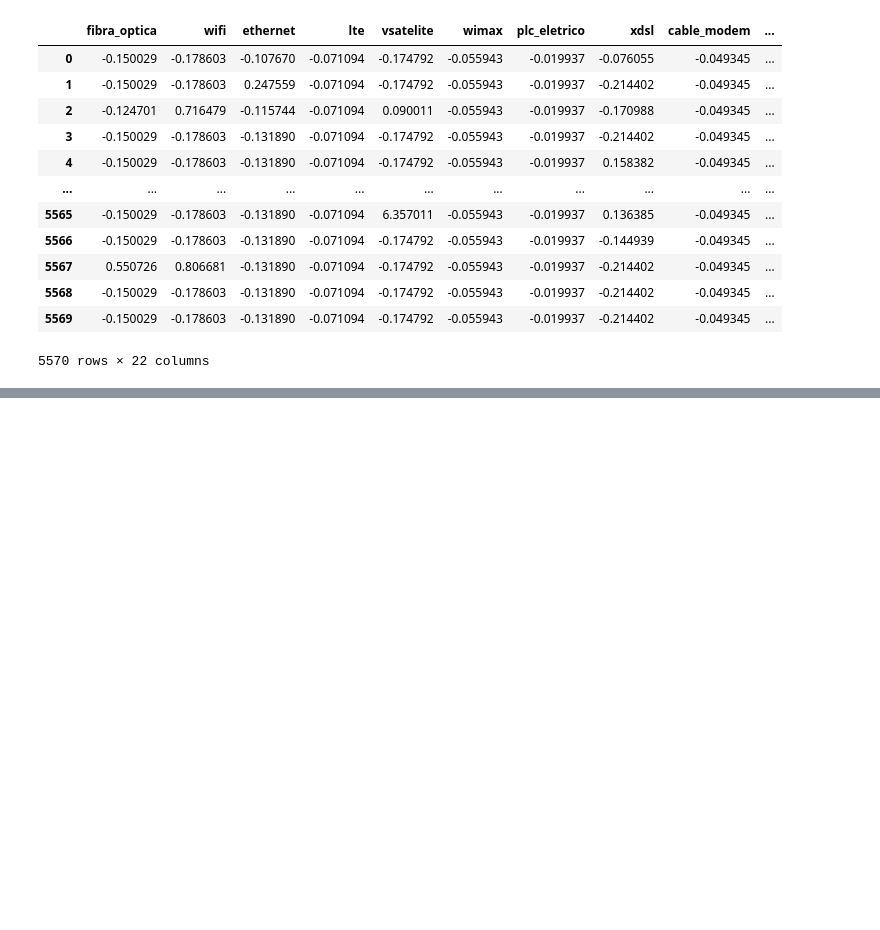
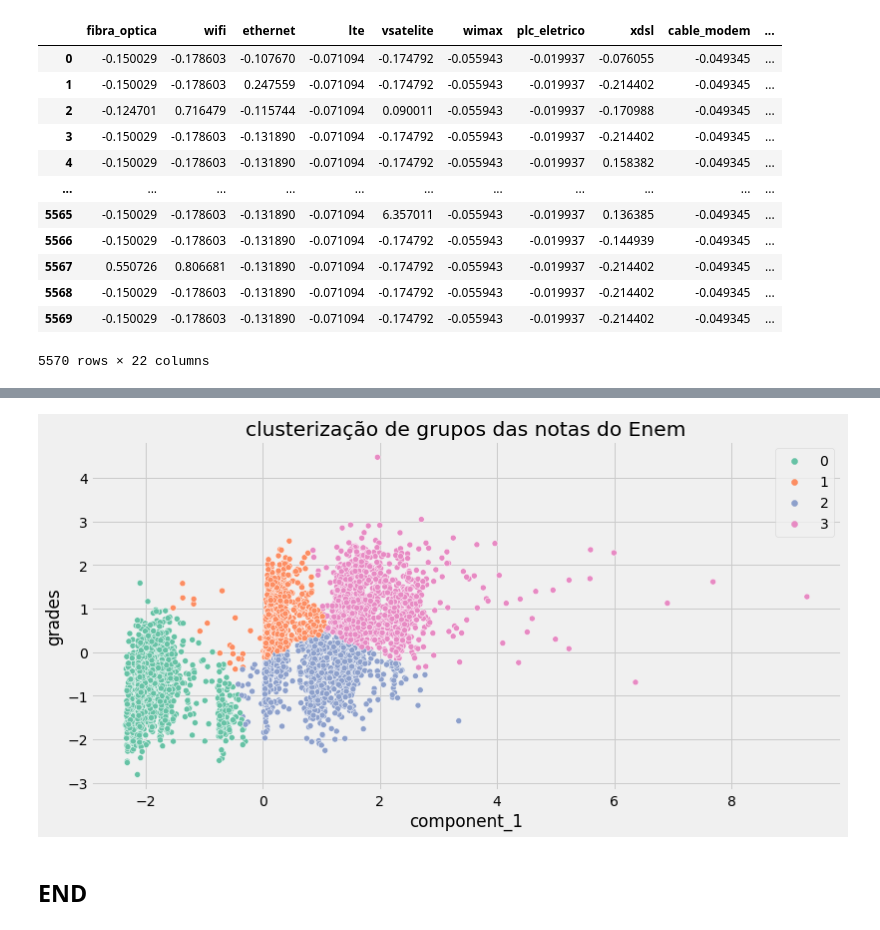
Before and after one commit to mcolazin/tcc_jupyter_new, a Jupyter notebook: part_4_cluster_analysis_with_knn.ipynb, the cells around one changed output, grey strips where cells are left out. Drawn from its saved outputs; the diff is of its cells as text; code cells hidden in the pictures; blank space fills up the shorter version.

```diff
--- a/part_4_cluster_analysis_with_knn.ipynb
+++ b/part_4_cluster_analysis_with_knn.ipynb
@@ -106,0 +160,11 @@ complete_num_data_totalnet_reescale
+# %%
+plt.style.use("fivethirtyeight")
+plt.figure(figsize= (12, 6))
+sns.scatterplot(data= data_pca, x= "component_1", y= "grades",
+                hue= kmeans_model.labels_, palette= "Set2")
+plt.title("clusterização de grupos das notas do Enem")
+plt.show()
+# %% [output]
+[figure, added]
+# %% [markdown]
+## END
```
Also changed, not shown: parts of 9 cells of this notebook.
